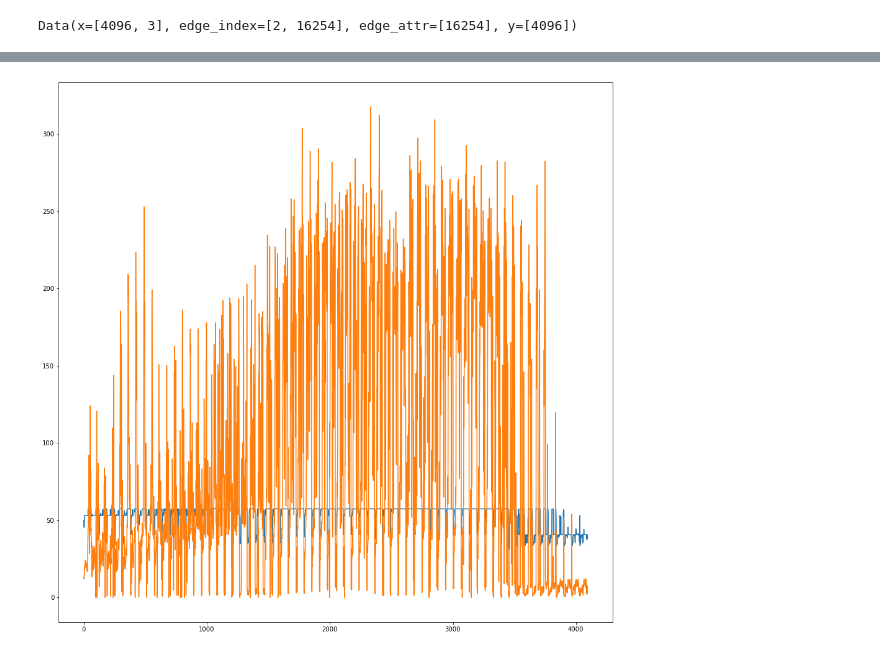
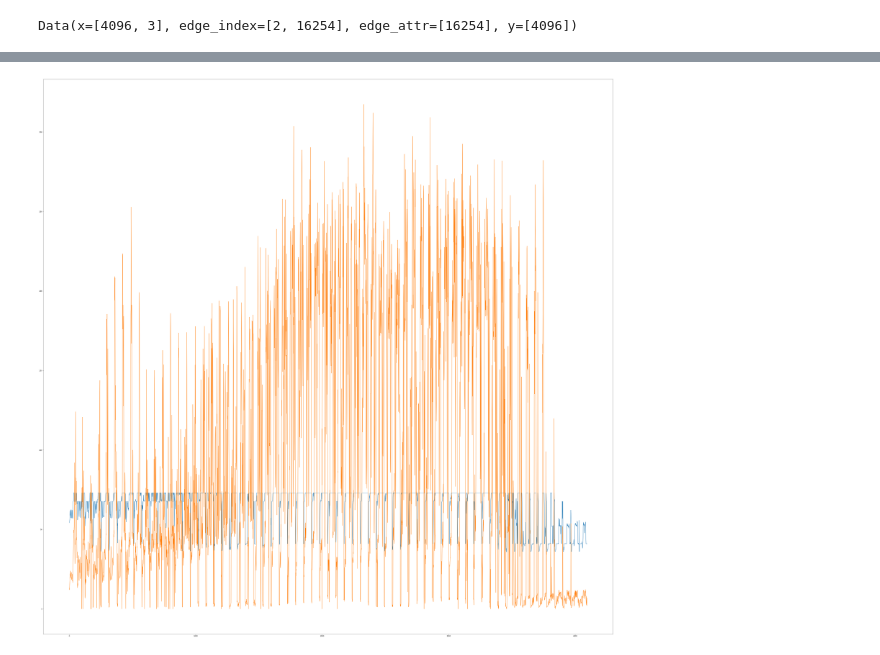
Before and after one commit to guptaaryan16/ShellAI-EV-Challenge, a Jupyter notebook: STGNN.ipynb, the cells around one changed output, grey strips where cells are left out. Drawn from its saved outputs; the diff is of its cells as text; code cells hidden in the pictures.

Commit message:
Added Demand predicted to csv file

```diff
--- a/STGNN.ipynb
+++ b/STGNN.ipynb
@@ -298,10 +267,12 @@ Epoch 999 train MSE: 2194.3054
 # %%
 T = []
-for j in range(len(df.drop(['x_coordinate', 'y_coordinate','demand_point_index','2010','2011','2012','2013','2014'], axis=1).columns)):
+for j in range(len(df.drop(['x_coordinate', 'y_coordinate','demand_point_index','2010','2011','2012','2013','2014','2015'], axis=1).columns)):
     t = []
     for i in range(len(df)):
-        t.append(df.drop(['x_coordinate', 'y_coordinate','demand_point_index','2010','2011','2012','2013','2014'], axis=1).iloc[i,j])
+        t.append(df.drop(['x_coordinate', 'y_coordinate','demand_point_index','2010','2011','2012','2013','2014','2015'], axis=1).iloc[i,j])
     T.append(t)
+d = list(np.zeros(4096))
+T.append(d)
 # %%
 df_test = {
     "edges" : edges,
@@ -376,7 +347,7 @@ loss = 0
 step = 0
 
 # Store for analysis
-predictions = []
+demand_2019 = []
 labels = []
 
 for snapshot in test_dataset:
@@ -387,12 +358,11 @@ for snapshot in test_dataset:
     loss = loss + torch.mean((y_hat-snapshot.y)**2)
     # Store for analysis below
     labels.append(snapshot.y)
-    predictions.append(y_hat)
+    demand_2019.append(y_hat)
     step += 1
     print(step)
 
 loss = loss / (step+1)
-loss = loss.item()
 print("Test MSE: {:.4f}".format(loss))
 # %% [output]
 1
@@ -400,12 +380,12 @@ Test MSE: 3779.1479
 # %%
-pred = np.array(predictions[0].detach().cpu())
+demand_2019 = np.array(demand_2019[0].detach().cpu())
 # %%
-pred = pred.reshape(4096,)
+demand_2019 = demand_2019.reshape(4096,)
 # %%
-fig = plt.figure(figsize=(16,16))
-plt.plot(range(0,4096),pred)
+fig = plt.figure(figsize=(64,64))
+plt.plot(range(0,4096),demand_2019)
 plt.plot(range(0,4096),df.loc[:,'2018'])
 # plt.scatter(range(0,32),df.iloc[:32,0])
 plt.show()
 # %% [output]
-[figure, old version]
+[figure, new version]
```
Also changed, not shown: parts of 21 cells of this notebook, 1 other file.
